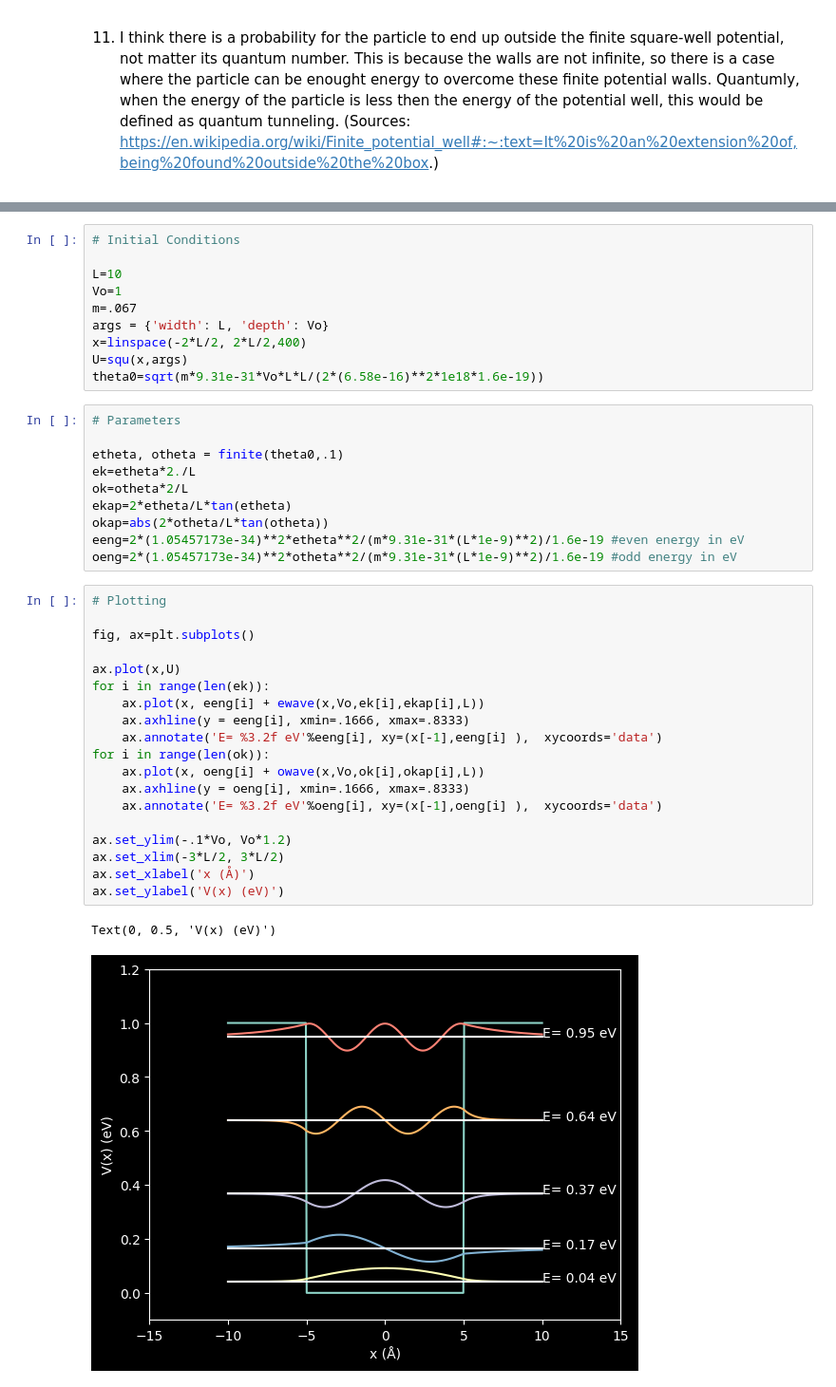
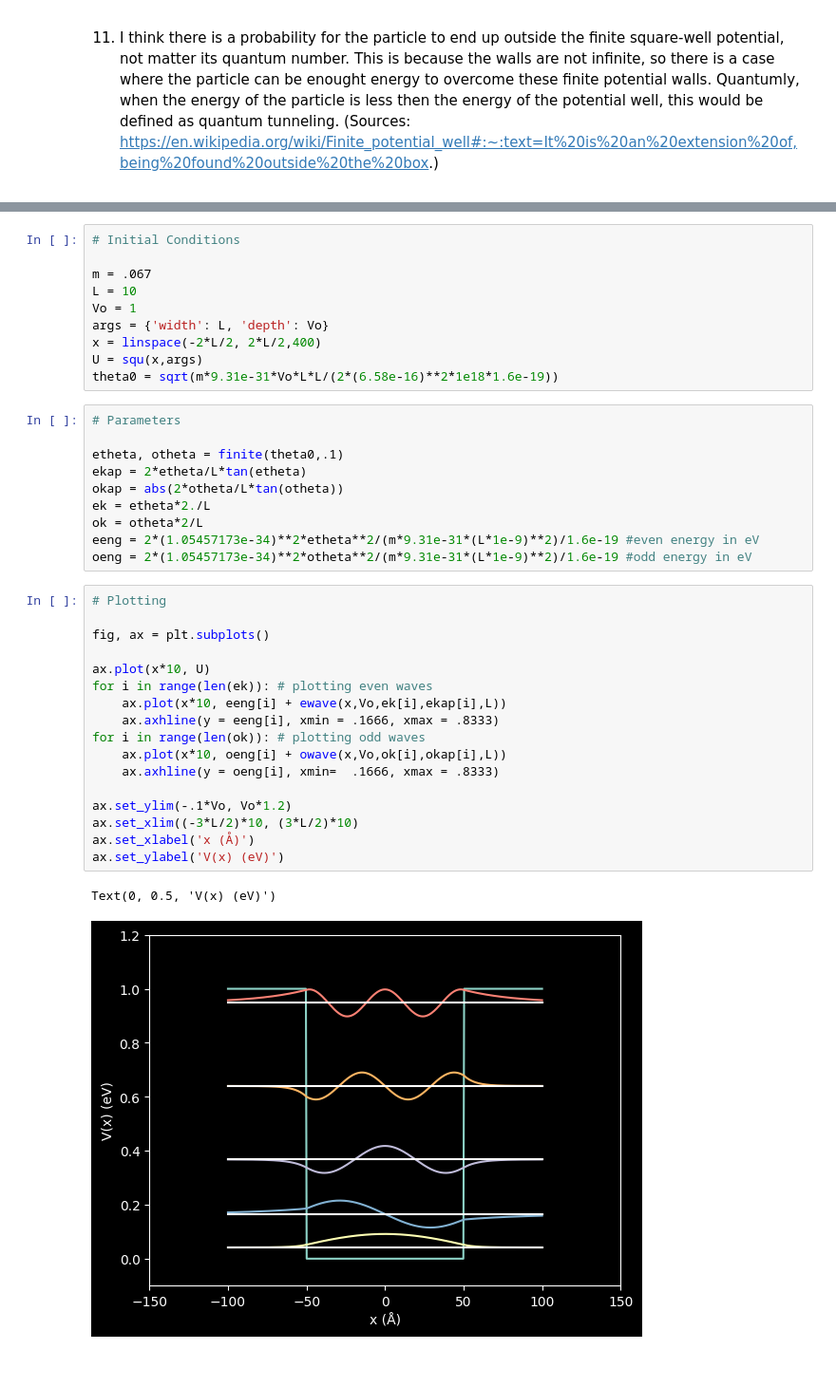
Before and after one commit to afonse15428/PHYS309, a Jupyter notebook: assignment6_done.ipynb, the cells around one changed output, grey strips where cells are left out. Shown: that part at 95% size. Cells and saved outputs as stored; diff of their text form.

Commit message:
Last upload
This is my third upload. Initially, I didn't see questions 5-9, and I'm re-uploading it again because I had the units wrong for my plots and when answers 2 and 5.

```diff
--- a/assignment6_done.ipynb
+++ b/assignment6_done.ipynb
@@ -257,42 +252,40 @@ def owave(x,Vo,ok,okap,L):
 # %%
 # Initial Conditions
 
-L=10
-Vo=1
-m=.067
+m = .067
+L = 10
+Vo = 1
 args = {'width': L, 'depth': Vo}
-x=linspace(-2*L/2, 2*L/2,400)
-U=squ(x,args)
-theta0=sqrt(m*9.31e-31*Vo*L*L/(2*(6.58e-16)**2*1e18*1.6e-19))
+x = linspace(-2*L/2, 2*L/2,400)
+U = squ(x,args)
+theta0 = sqrt(m*9.31e-31*Vo*L*L/(2*(6.58e-16)**2*1e18*1.6e-19))
 # %%
 # Parameters
 
 etheta, otheta = finite(theta0,.1)
-ek=etheta*2./L
-ok=otheta*2/L
-ekap=2*etheta/L*tan(etheta)
-okap=abs(2*otheta/L*tan(otheta))
-eeng=2*(1.05457173e-34)**2*etheta**2/(m*9.31e-31*(L*1e-9)**2)/1.6e-19 #even energy in eV
-oeng=2*(1.05457173e-34)**2*otheta**2/(m*9.31e-31*(L*1e-9)**2)/1.6e-19 #odd energy in eV
+ekap = 2*etheta/L*tan(etheta)
+okap = abs(2*otheta/L*tan(otheta))
+ek = etheta*2./L
+ok = otheta*2/L
+eeng = 2*(1.05457173e-34)**2*etheta**2/(m*9.31e-31*(L*1e-9)**2)/1.6e-19 #even energy in eV
+oeng = 2*(1.05457173e-34)**2*otheta**2/(m*9.31e-31*(L*1e-9)**2)/1.6e-19 #odd energy in eV
 # %%
 # Plotting
 
-fig, ax=plt.subplots()
+fig, ax = plt.subplots()
 
-ax.plot(x,U)
-for i in range(len(ek)):
-    ax.plot(x, eeng[i] + ewave(x,Vo,ek[i],ekap[i],L))
-    ax.axhline(y = eeng[i], xmin=.1666, xmax=.8333)
-    ax.annotate('E= %3.2f eV'%eeng[i], xy=(x[-1],eeng[i] ),  xycoords='data')
-for i in range(len(ok)):
-    ax.plot(x, oeng[i] + owave(x,Vo,ok[i],okap[i],L))
-    ax.axhline(y = oeng[i], xmin=.1666, xmax=.8333)
-    ax.annotate('E= %3.2f eV'%oeng[i], xy=(x[-1],oeng[i] ),  xycoords='data')
+ax.plot(x*10, U)
+for i in range(len(ek)): # plotting even waves
+    ax.plot(x*10, eeng[i] + ewave(x,Vo,ek[i],ekap[i],L))
+    ax.axhline(y = eeng[i], xmin = .1666, xmax = .8333)
+for i in range(len(ok)): # plotting odd waves
+    ax.plot(x*10, oeng[i] + owave(x,Vo,ok[i],okap[i],L))
+    ax.axhline(y = oeng[i], xmin=  .1666, xmax = .8333)
 
 ax.set_ylim(-.1*Vo, Vo*1.2)
-ax.set_xlim(-3*L/2, 3*L/2)
+ax.set_xlim((-3*L/2)*10, (3*L/2)*10)
 ax.set_xlabel('x (Å)')
 ax.set_ylabel('V(x) (eV)')
 # %% [output]
 Text(0, 0.5, 'V(x) (eV)')
-[figure, old version]
+[figure, new version]
```
Also changed, not shown: parts of 7 cells of this notebook.
